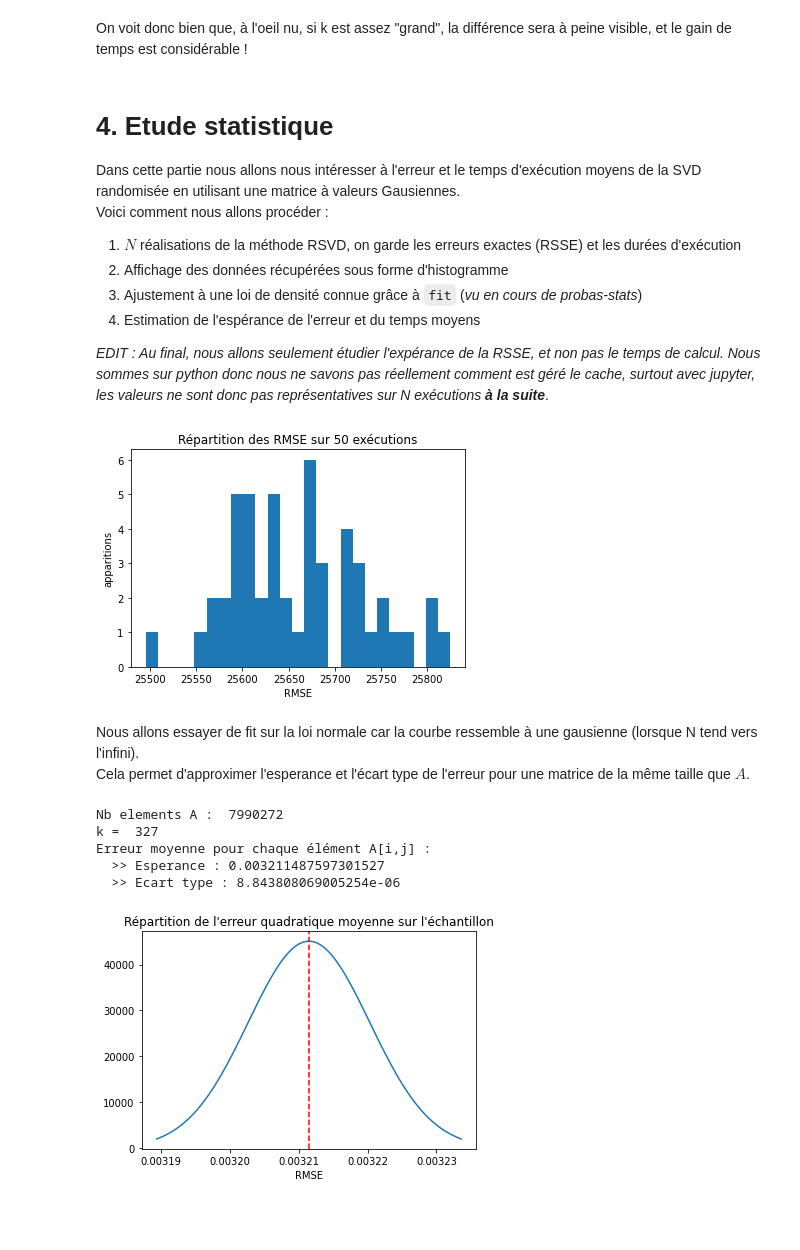
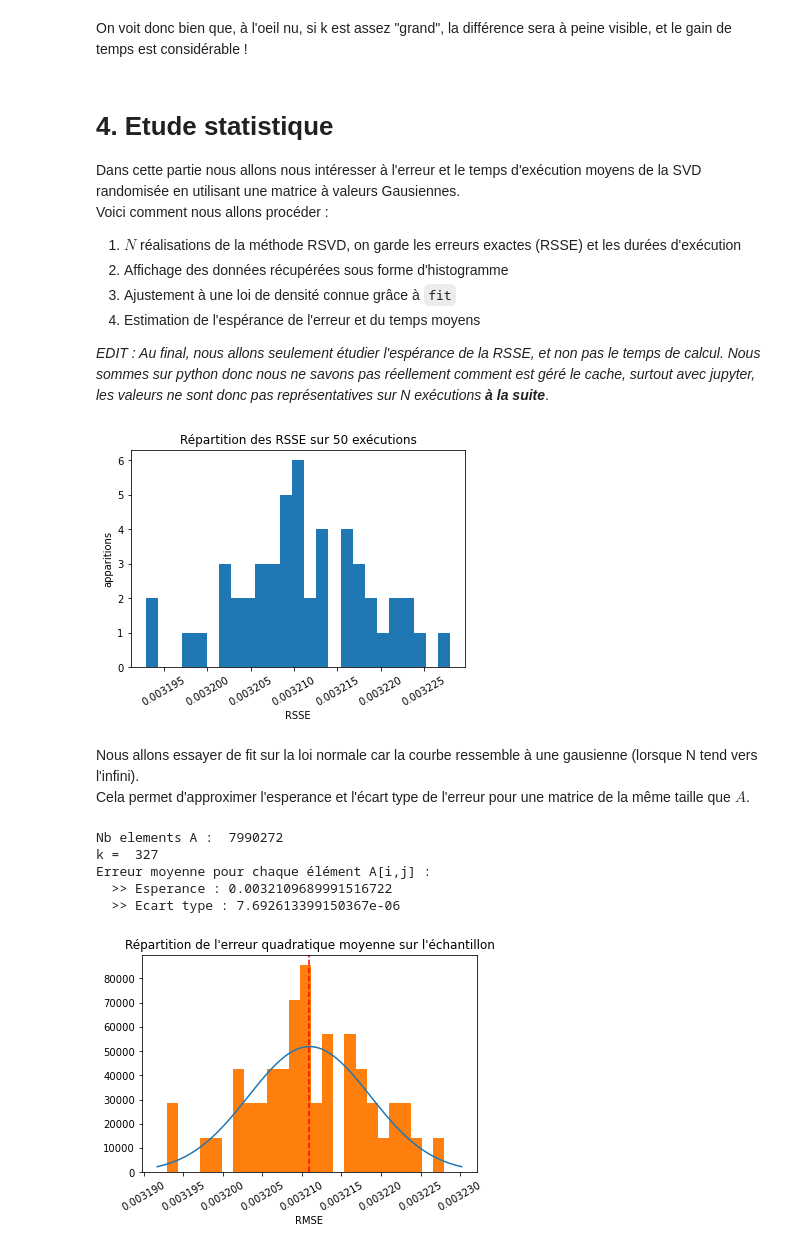
Before and after one commit to Aympab/randomized-svd, a Jupyter notebook: main.ipynb, the cells around one changed output. Drawn from its saved outputs; the diff is of its cells as text; code cells hidden in the pictures; blank space fills up the shorter version.

Commit message:
Embellisement de graphes et corrections de coquilles

```diff
--- a/main.ipynb
+++ b/main.ipynb
@@ -259,50 +257,55 @@ Dans cette partie nous allons nous intéresser à l'erreur et le temps d'exécut
 Voici comment nous allons procéder :
 1. $N$ réalisations de la méthode RSVD, on garde les erreurs exactes (RSSE) et les durées d'exécution
 2. Affichage des données récupérées sous forme d'histogramme
-3. Ajustement à une loi de densité connue grâce à `fit` (*vu en cours de probas-stats*)
+3. Ajustement à une loi de densité connue grâce à `fit`
 4. Estimation de l'espérance de l'erreur et du temps moyens
 
 
-*EDIT : Au final, nous allons seulement étudier l'expérance de la RSSE, et non pas le temps de calcul. Nous sommes sur python donc nous ne savons pas réellement comment est géré le cache, surtout avec jupyter, les valeurs ne sont donc pas représentatives sur N exécutions **à la suite***.
+*EDIT : Au final, nous allons seulement étudier l'espérance de la RSSE, et non pas le temps de calcul. Nous sommes sur python donc nous ne savons pas réellement comment est géré le cache, surtout avec jupyter, les valeurs ne sont donc pas représentatives sur N exécutions **à la suite***.
 # %%
 #N = 500
-# N = 50
-N = 25
+N = 50
+#N = 25
 errors = []
 
 for n in range(N):
     # if n%10 == 0 : print("Loop ",n)
     A_tilde = svd_rand_gaussian(A, k=k)
 
 
     error, magnitude = compute_error(A, A_tilde)
     errors.append(error)
 
+nb_elem = A.size
+errors = np.asarray(errors) / nb_elem
 
 plt.figure("Errors")
 plt.hist(pd.array(errors), bins=int(N/2))
-plt.title("Répartition des RMSE sur {} exécutions".format(N))
+plt.title("Répartition des RSSE sur {} exécutions".format(N))
 plt.ylabel("apparitions")
-plt.xlabel("RMSE")
+plt.xlabel("RSSE")
+plt.xticks(rotation=30)
 plt.show()
 # %% [output]
-[figure, old version]
+[figure, new version]
 # %% [markdown]
 Nous allons essayer de fit sur la loi normale car la courbe ressemble à une gausienne (lorsque N tend vers l'infini). <br>
 Cela permet d'approximer l'esperance et l'écart type de l'erreur pour une matrice de la même taille que $A$.
 # %%
 #Calcul dse paramètres qui maximisent la vraissemblance pour une loi normale avec nos données
-m, std = norm.fit(errors)
+m, std = ss.norm.fit(errors)
 
-nb_elem = A.size
-m = m/nb_elem
-std = std/nb_elem
+m = m
+std = std
 
 x = np.linspace(m - 2.5*std, m + 2.5*std, 100)
-plt.plot(x, norm.pdf(x, m, std))
-plt.axvline(m, ls='--', color='red') #expected value
+fig, ax = plt.subplots()
+ax.plot(x, ss.norm.pdf(x, m, std))
+ax.axvline(m, ls='--', color='red') #expected value
+ax.hist(pd.array(errors), bins=int(N/2), density=True)
 plt.title("Répartition de l'erreur quadratique moyenne sur l'échantillon")
 plt.xlabel("RMSE")
+plt.xticks(rotation=30)
 
 print("Nb elements A : ", A.size)
 print("k = ", k)
@@ -313,9 +316,9 @@ print("  >> Esperance : {}\n  >> Ecart type : {}".format(m, std))
 Nb elements A :  7990272
 k =  327
 Erreur moyenne pour chaque élément A[i,j] :
-  >> Esperance : 0.003211487597301527
-  >> Ecart type : 8.843808069005254e-06
+  >> Esperance : 0.0032109689991516722
+  >> Ecart type : 7.692613399150367e-06
-[figure, old version]
+[figure, new version]
 # %% [markdown]
 Nous avons répeté cette opération pour plusieurs tailles de matrices en gardant toujours **k = 10% de n**, pour simuler l'exigence d'un certain niveau de qualité d'approximation qu'on serait sûr d'atteindre avec 10% de n. <br>
 Ensuite, nous avons exporté les résultats dans le fichier data.csv, dans le but d'essayer de dégager une corrélation entre la taille de la matrice et l'erreur quadratique moyenne. <br>
```
Also changed, not shown: parts of 10 cells of this notebook, 2 other files.
